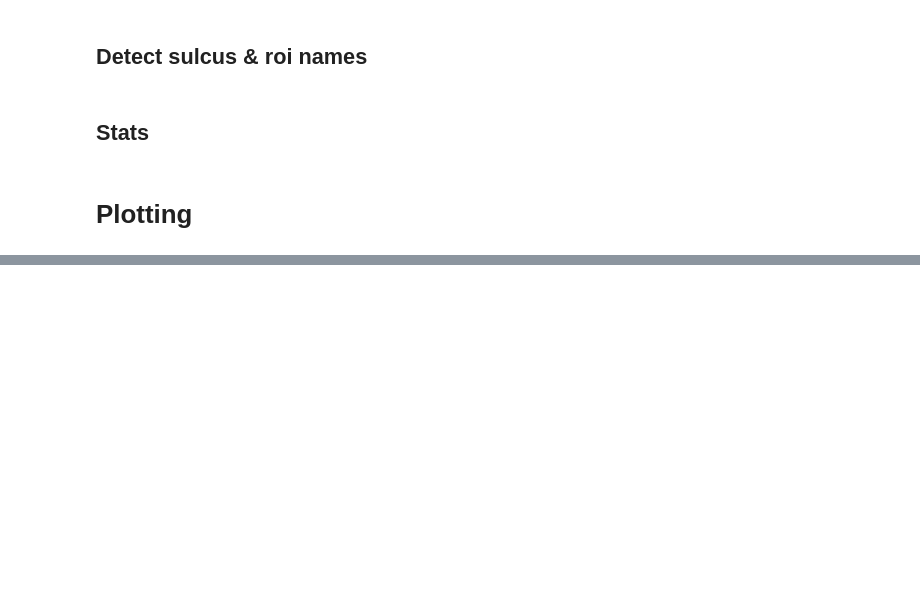
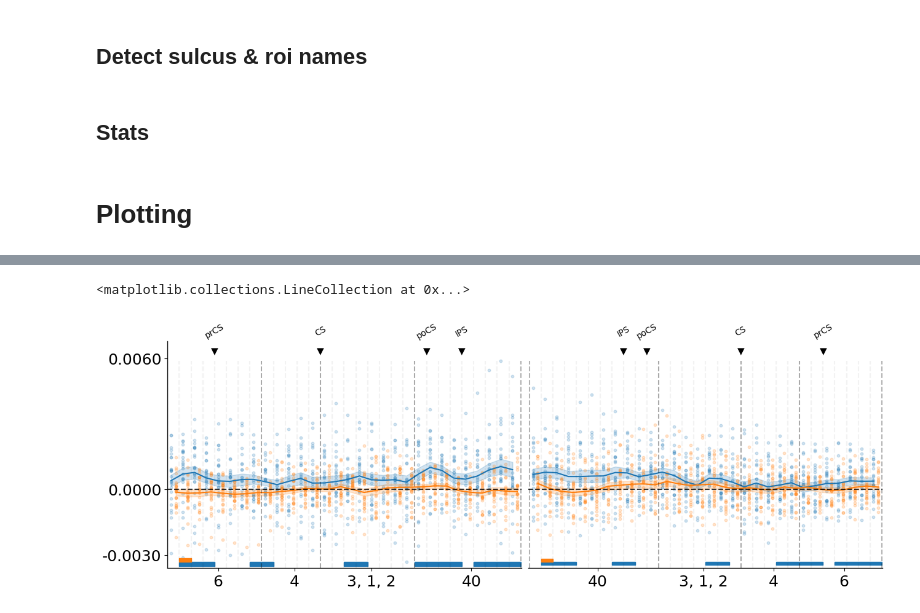
Before and after one commit to SeojinYoon/easy_surf_vis, a Jupyter notebook: demo/4_cross_section.ipynb, the cells around one changed output, grey strips where cells are left out. Drawn from its saved outputs; the diff is of its cells as text; code cells hidden in the pictures; blank space fills up the shorter version.

```diff
--- a/demo/4_cross_section.ipynb
+++ b/demo/4_cross_section.ipynb
@@ -208,17 +226,26 @@ print(f"save: {file_path}")
+# %%
+pvalue = ttest_1samp(l_sampling_datas, popmean = 0, axis = 2).pvalue[0]
+# %%
+s_pvalue = np.repeat(1, 30)
+# %%
+s_pvalue[1] = 0.05
 # %%
 fig, axes = draw_both_hemi_profile(l_sampling_datas = l_sampling_datas,
                                    l_sulcus_names = l_sulcus_names,
                                    l_roi_names = l_roi_names,
-                                   l_p_values = ttest_1samp(l_sampling_datas, popmean = 0, axis = 2).pvalue,
+                                   l_p_values = np.array([pvalue, s_pvalue]),
                                    r_sampling_datas = r_sampling_datas,
                                    r_sulcus_names = r_sulcus_names,
                                    r_roi_names = r_roi_names,
-                                   r_p_values = ttest_1samp(r_sampling_datas, popmean = 0, axis = 2).pvalue,
+                                   r_p_values = np.array([pvalue, s_pvalue]),
                                    n_inner_yTick = 1,
                                    y_ticks = np.array([-0.003, 0, 0.006]))
 
 xmin, xmax = axes[0].get_xlim()
 axes[0].hlines(y=0., xmin=xmin, xmax=xmax, color='k', linestyle='--', alpha = 0.8)
 
 xmin, xmax = axes[1].get_xlim()
 axes[1].hlines(y=0., xmin=xmin, xmax=xmax, color='k', linestyle='--', alpha = 0.8)
+# %% [output]
+<matplotlib.collections.LineCollection at 0x...>
+[figure, added]
```
Also changed, not shown: parts of 4 cells of this notebook, 12 other files.
